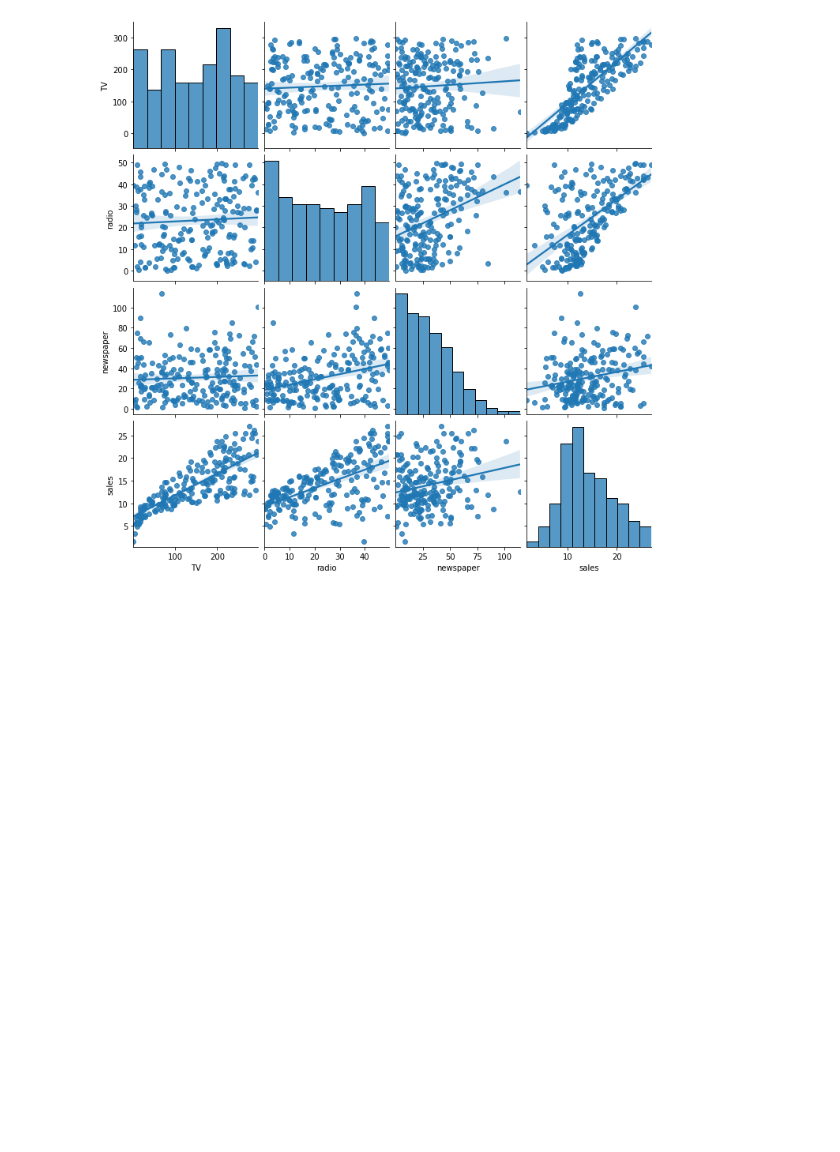
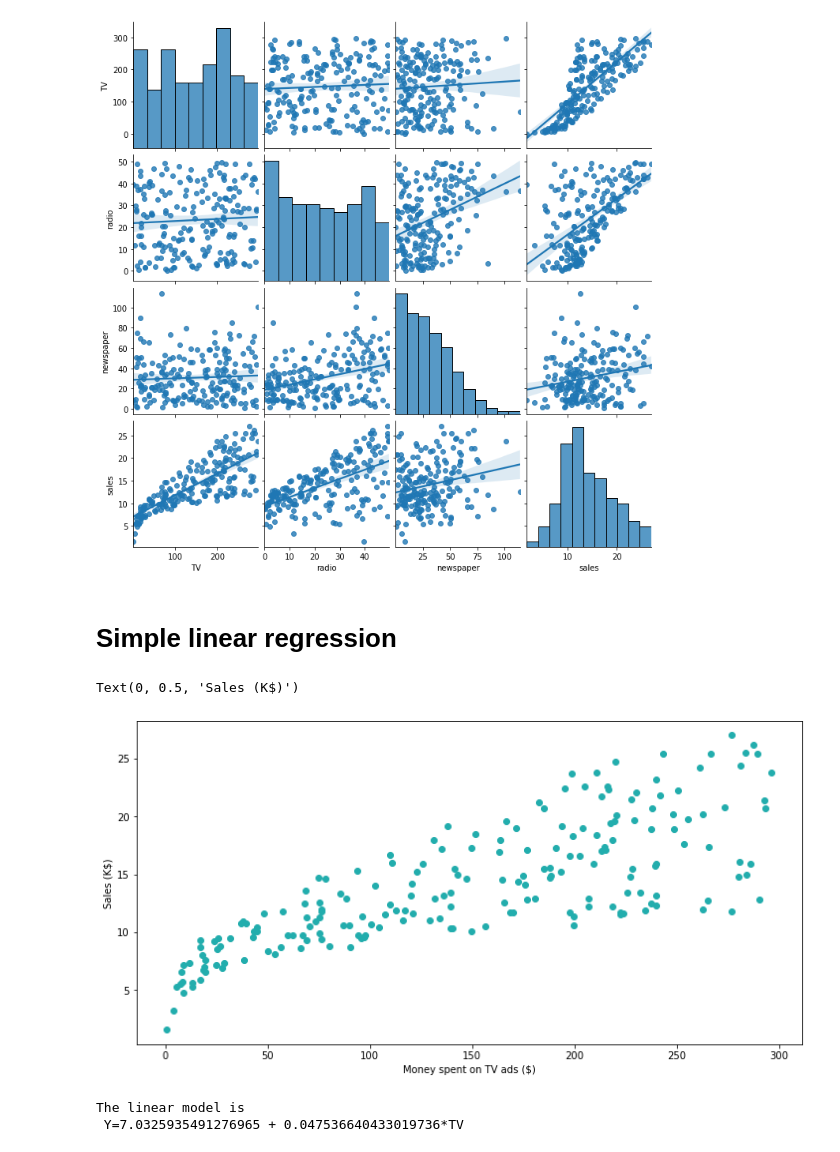
Before and after one commit to steingartpeter/ANACONDA, a Jupyter notebook: DATA_SCNC_W_MARCO.ipynb, the cells around one changed output. Drawn from its saved outputs; the diff is of its cells as text; code cells hidden in the pictures; blank space fills up the shorter version.

Commit message:
2020-11-09 X540SA 001
Marco data science, basic linear regression

```diff
--- a/DATA_SCNC_W_MARCO.ipynb
+++ b/DATA_SCNC_W_MARCO.ipynb
@@ -72,3 +77,14 @@ sns.pairplot(data=df,kind='reg')
 # %% [output]
 <seaborn.axisgrid.PairGrid at 0x...>
 [figure]
+# %% [markdown]
+# Simple linear regression
+# %%
+# For first lets see some graphs, to have a short impression about the data
+plt.figure(figsize=(12,6))
+plt.scatter(df['TV'],df['sales'],c='#22ADAD')
+plt.xlabel('Money spent on TV ads ($)')
+plt.ylabel('Sales (K$)')
+# %% [output]
+Text(0, 0.5, 'Sales (K$)')
+[figure, added]
@@ -74,0 +95,9 @@ sns.pairplot(data=df,kind='reg')
+# %%
+# Now lets create the model itself, and call fit() on our X, and y:
+mdl = LinearRegression()
+mdl.fit(X,y)
+# Now lest print he equatoin for the lin.reg
+print(f"The linear model is\n Y={mdl.intercept_[0]} + {mdl.coef_[0][0]}*TV")
+# %% [output]
+The linear model is
+ Y=7.0325935491276965 + 0.047536640433019736*TV
```
Also changed, not shown: parts of 11 cells of this notebook, 1 other file.
